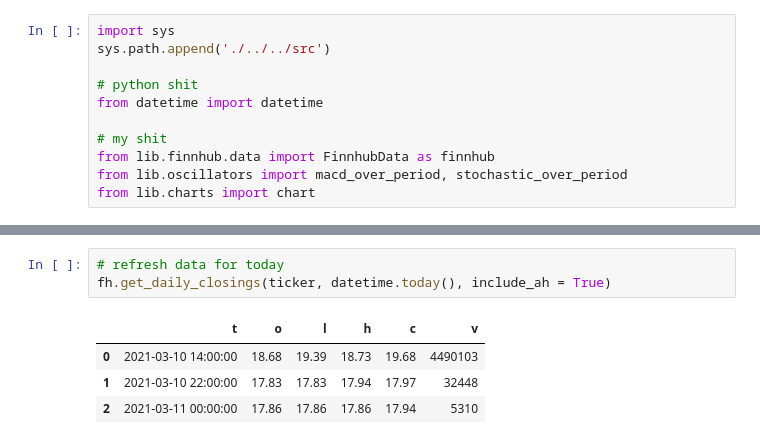
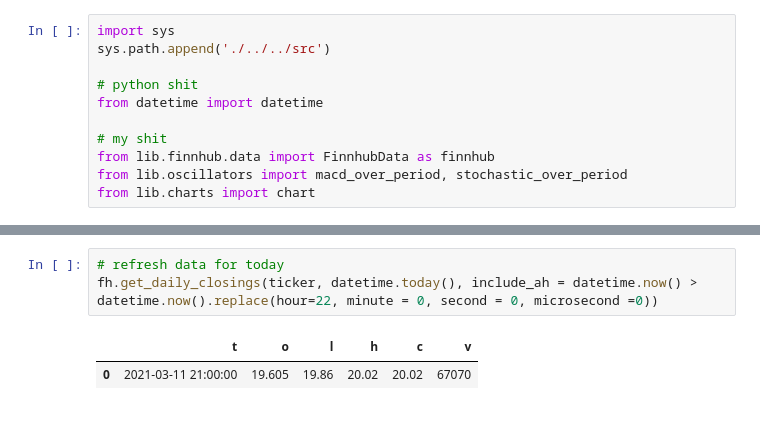
Before and after one commit to tgittos/money-printer-server, a Jupyter notebook: notebooks/stonks/apha.ipynb, the cells around one changed output, grey strips where cells are left out. Saved outputs shown, nothing was run; the diff lists cells and outputs as text.

```diff
--- a/notebooks/stonks/apha.ipynb
+++ b/notebooks/stonks/apha.ipynb
@@ -35,12 +35,10 @@ data.drop_duplicates()
 124 rows × 6 columns
 # %%
 # refresh data for today
-fh.get_daily_closings(ticker, datetime.today(), include_ah = True)
+fh.get_daily_closings(ticker, datetime.today(), include_ah = datetime.now() > datetime.now().replace(hour=22, minute = 0, second = 0, microsecond =0))
 # %% [output]
 |  | t | o | l | h | c | v |
-| 0 | 2021-03-10 14:00:00 | 18.68 | 19.39 | 18.73 | 19.68 | 4490103 |
-| 1 | 2021-03-10 22:00:00 | 17.83 | 17.83 | 17.94 | 17.97 | 32448 |
-| 2 | 2021-03-11 00:00:00 | 17.86 | 17.86 | 17.86 | 17.94 | 5310 |
+| 0 | 2021-03-11 21:00:00 | 19.605 | 19.86 | 20.02 | 20.02 | 67070 |
 # %%
 days = 60
 
```
Also changed, not shown: parts of 3 cells of this notebook, 19 other files.
